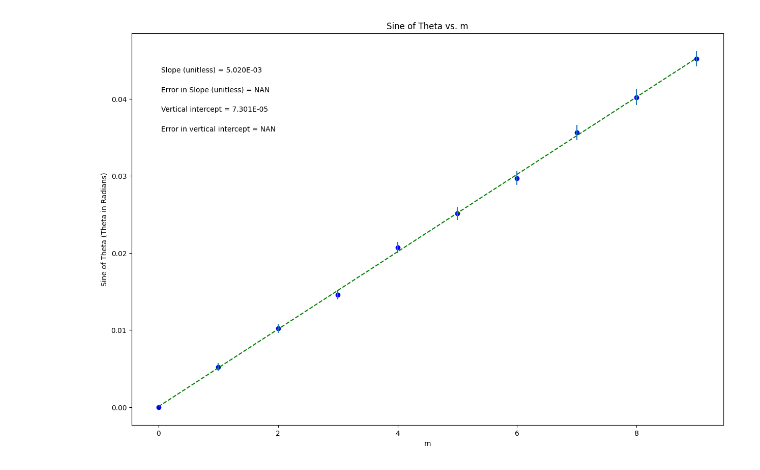
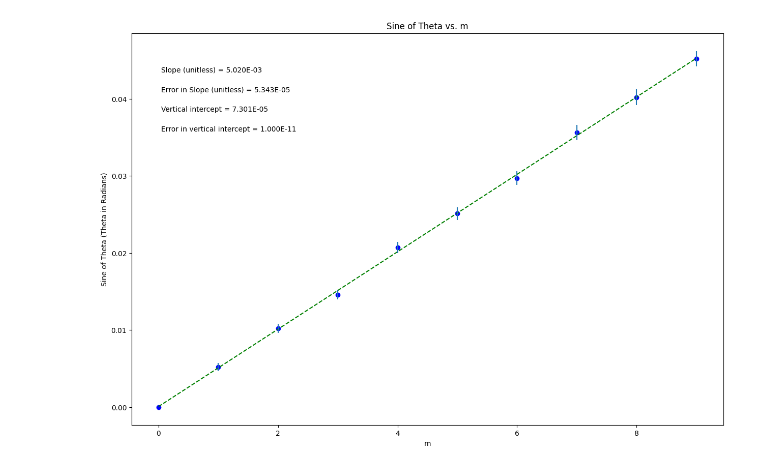
Before and after one commit to jillianwynne7/PHSXLab, a Jupyter notebook: Interference.ipynb, the cells around one changed output. Cells and saved outputs as stored; diff of their text form; code cells hidden in the pictures.

```diff
--- a/Interference.ipynb
+++ b/Interference.ipynb
@@ -23,7 +23,7 @@ m = np.array([0, 1, 2, 3, 4, 5, 6, 7, 8, 9])
 
 sin_theta = np.array([0.0000, 0.0052, 0.0102, 0.0146, 0.0207, 0.0251, 0.0297, 0.0356, 0.0402, 0.0452])
 
-uncertainty_sin_theta = np.array([0.0000, 0.0005, 0.0006, 0.0006, 0.0007, 0.0008, 0.0009, 0.001, 0.001, 0.001])
+uncertainty_sin_theta = np.array([0.00000000001, 0.0005, 0.0006, 0.0006, 0.0007, 0.0008, 0.0009, 0.001, 0.001, 0.001])
 
 
 
@@ -92,31 +92,31 @@ elif annotation_placement==3 or annotation_placement==4:
 #Don't need to change anything in this section!
 
 #Plot data on graph. Plot error bars and place values for slope,
 #error in slope, and vertical intercept (plus error) on the plot using "annotate"
 
 plt.figure(figsize=(15,10))
 
 plt.plot(x, fit, color='green', linestyle='--')
 plt.scatter(x, y, color='blue', marker='o')
 
 plt.xlabel(x_label)
 plt.ylabel(y_label)
 plt.title(plot_title)
 
 plt.errorbar(x, y, yerr=dy, xerr=None, fmt="none") #don't need to plot x error bars
 
 plt.annotate('Slope ({}) = {value:.{digits}E}'.format(slope_units,value=m, digits=3),
              (xpos, ypos[0]), xycoords='axes fraction')
 
 plt.annotate('Error in Slope ({}) = {value:.{digits}E}'.format(slope_units,value=dm, digits=3),
              (xpos, ypos[1]), xycoords='axes fraction')
 
 plt.annotate('Vertical intercept = {value:.{digits}E}'.format(value=b, digits=3),
              (xpos, ypos[2]), xycoords='axes fraction')
 
 plt.annotate('Error in vertical intercept = {value:.{digits}E}'.format(value=db, digits=3),
              (xpos, ypos[3]), xycoords='axes fraction')
 
 plt.show()
 # %% [output]
-[figure, old version]
+[figure, new version]
```
